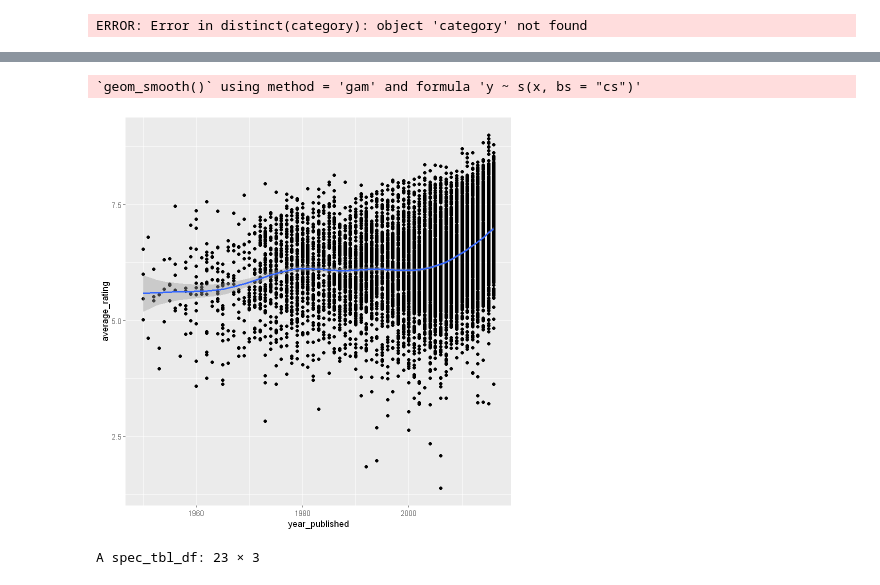
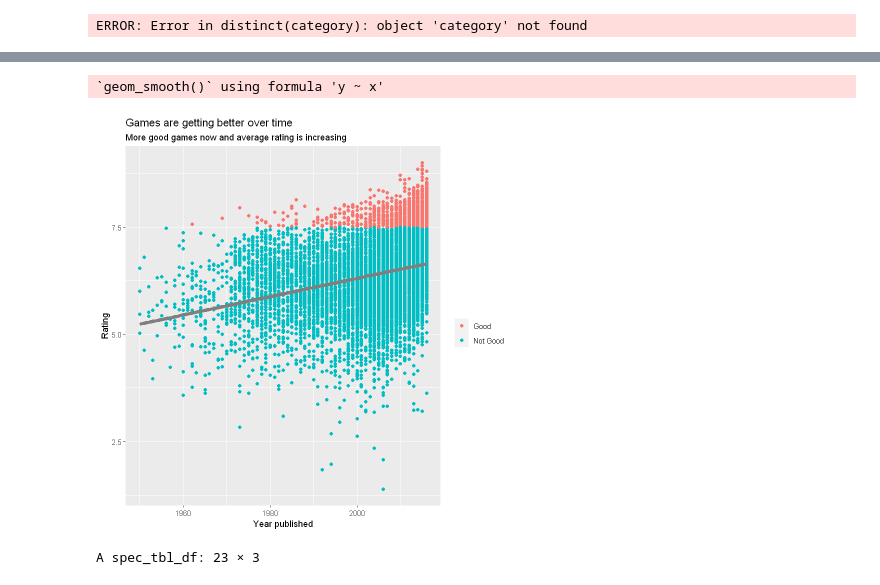
Before and after one commit to notblank/Curso-Stat-Public, a Jupyter notebook: Cursos/Temas Extra/Board Games.ipynb, the cells around one changed output, grey strips where cells are left out. Drawn from its saved outputs; the diff is of its cells as text; code cells hidden in the pictures.

```diff
--- a/Cursos/Temas Extra/Board Games.ipynb
+++ b/Cursos/Temas Extra/Board Games.ipynb
@@ -140,11 +142,16 @@ board_games %>%
-# %%
-board_games %>%
-    ggplot(aes(year_published, average_rating)) +
-        geom_point() +
-        geom_smooth()
-# %% [output]
-`geom_smooth()` using method = 'gam' and formula 'y ~ s(x, bs = "cs")'
-[figure, removed]
+# %%
+board_games %>%
+    mutate(good = ifelse(average_rating > 7.5, "Good", "Not Good")) %>%
+    ggplot(aes(year_published, average_rating)) +
+        geom_point(aes(color = good)) +
+        geom_smooth(method = "lm", color = "gray50", se = FALSE, size = 2) +
+        labs(title = "Games are getting better over time",
+             subtitle = "More good games now and average rating is increasing",
+             color = "",
+             x = "Year published", y = "Rating")
+# %% [output]
+`geom_smooth()` using formula 'y ~ x'
+[figure, added]
 # %%
 many_reviews <- board_games %>%
                     select(name, average_rating, users_rated) %>%
```
Also changed, not shown: parts of 4 cells of this notebook.
